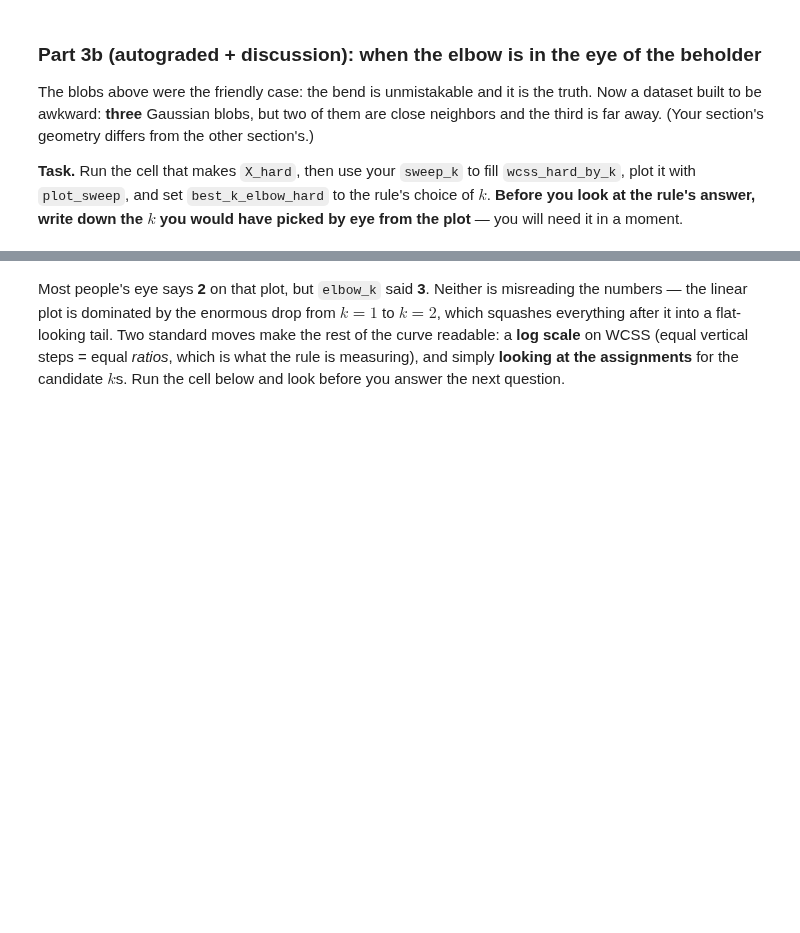
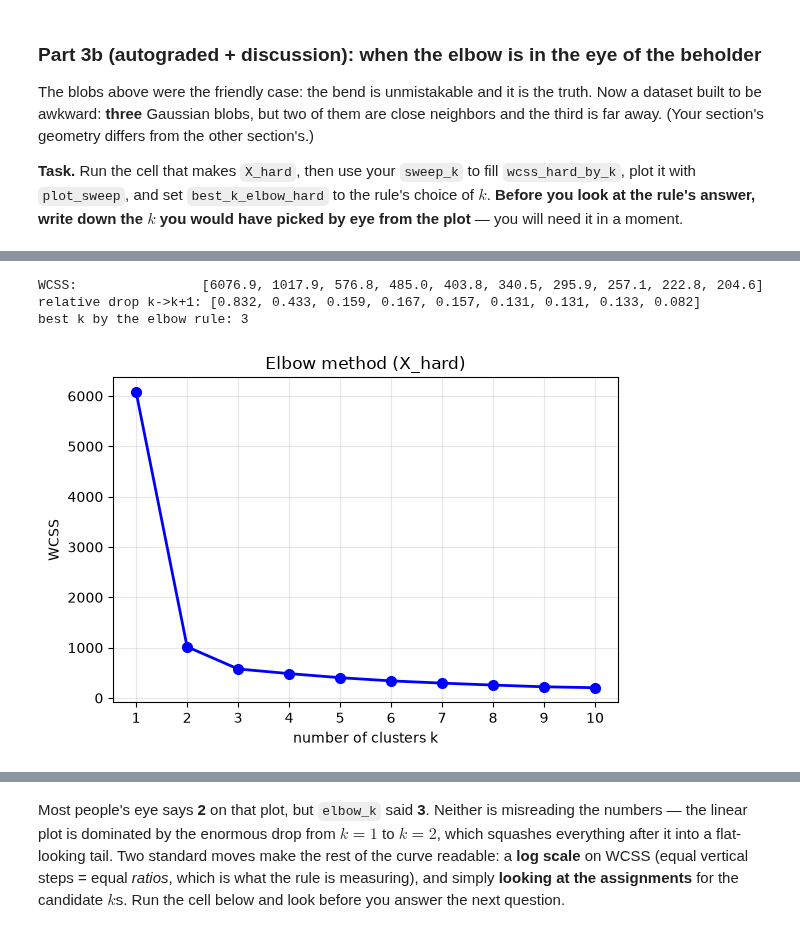
Before and after one commit to DevanshVajpayee/DS701-Materials-FA26, a Jupyter notebook: class_activity_notebooks/03-InClass-Exercise-Clustering-A1/03-InClass-Exercise-Clustering-A1.ipynb, the cells around one changed output, grey strips where cells are left out. Saved outputs shown, nothing was run; the diff lists cells and outputs as text; code cells hidden in the pictures; blank space fills up the shorter version.

```diff
--- a/class_activity_notebooks/03-InClass-Exercise-Clustering-A1/03-InClass-Exercise-Clustering-A1.ipynb
+++ b/class_activity_notebooks/03-InClass-Exercise-Clustering-A1/03-InClass-Exercise-Clustering-A1.ipynb
@@ -386,13 +449,18 @@ plt.show()
 # %%
-wcss_hard_by_k = ...
-best_k_elbow_hard = ...
+wcss_hard_by_k = sweep_k(X_hard, k_max=10)
+best_k_elbow_hard = elbow_k(wcss_hard_by_k, threshold=0.20)
 
 print("WCSS:               ", [round(v, 1) for v in wcss_hard_by_k])
 print("relative drop k->k+1:",
       [round((wcss_hard_by_k[i] - wcss_hard_by_k[i + 1]) / wcss_hard_by_k[i], 3)
        for i in range(9)])
 print("best k by the elbow rule:", best_k_elbow_hard)
 
 plot_sweep(wcss_hard_by_k, "(X_hard)")
+# %% [output]
+WCSS:                [6076.9, 1017.9, 576.8, 485.0, 403.8, 340.5, 295.9, 257.1, 222.8, 204.6]
+relative drop k->k+1: [0.832, 0.433, 0.159, 0.167, 0.157, 0.131, 0.131, 0.133, 0.082]
+best k by the elbow rule: 3
+[figure, added]
 # %%
 grader.check("q4")
```
Also changed, not shown: parts of 22 cells of this notebook, 7 other files.
